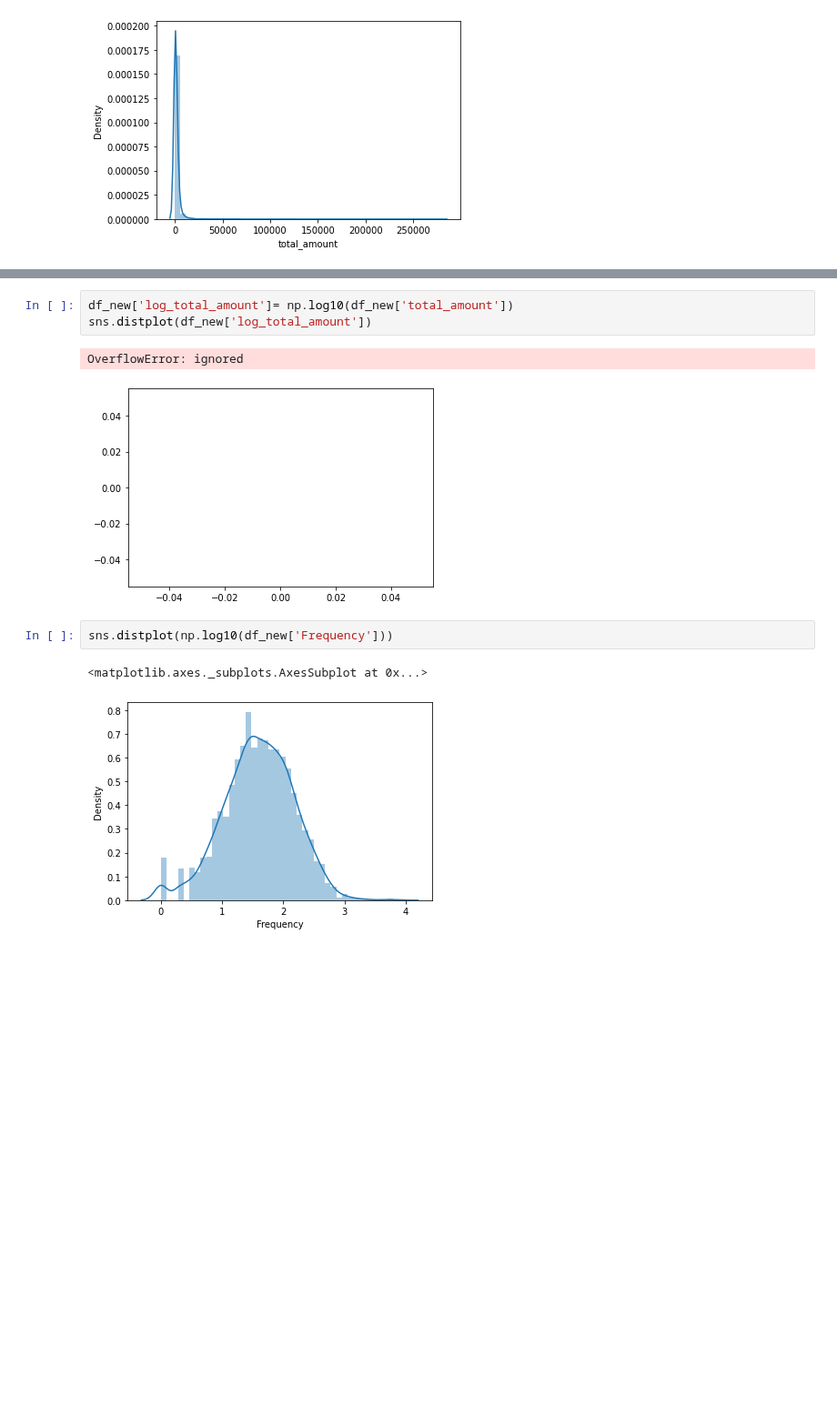
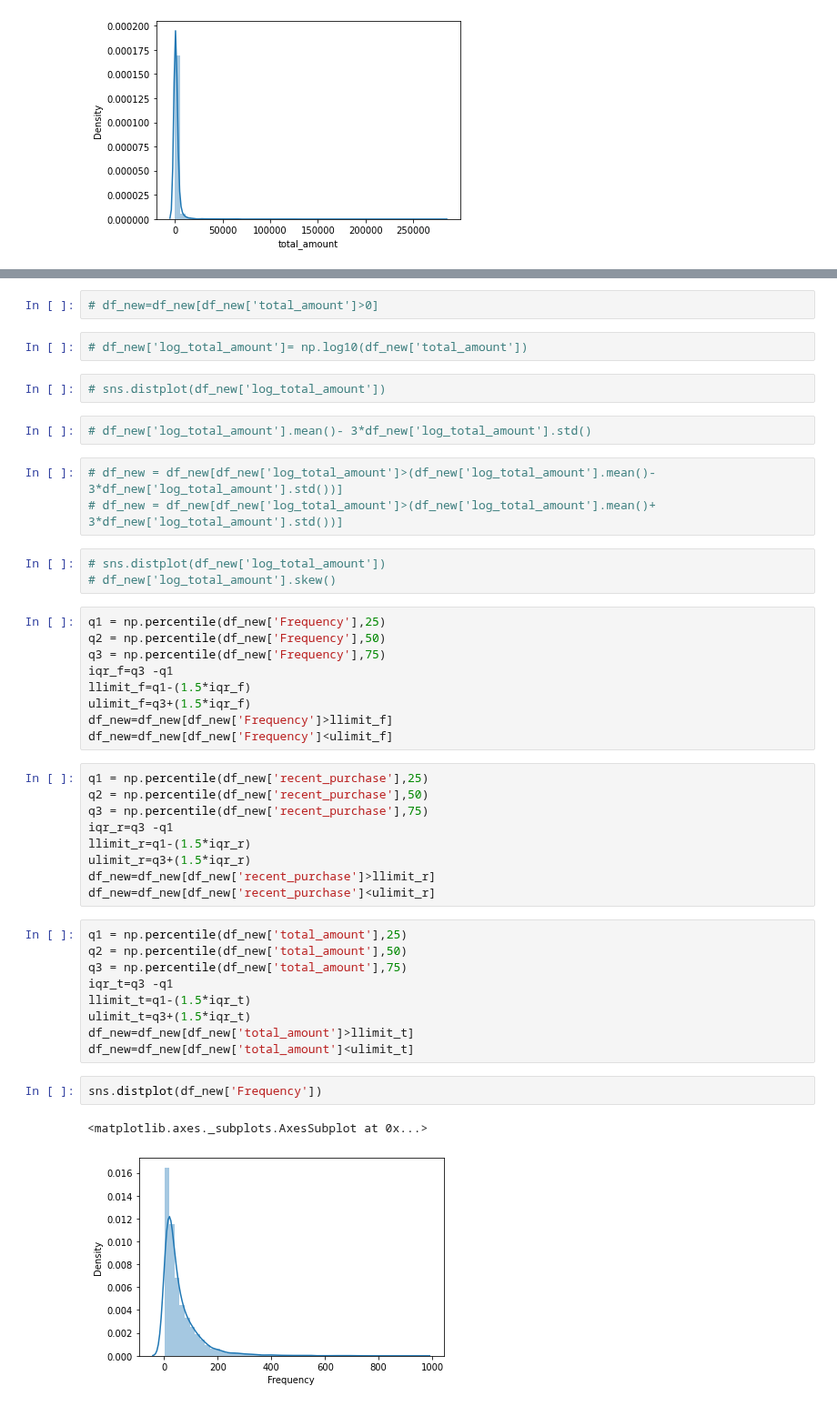
Before and after one commit to shreesha2304/Online-Retail-Customer-Segmentation, a Jupyter notebook: Online_Retail_Customer_Segmentation_Capstone_Project.ipynb, the cells around one changed output, grey strips where cells are left out. Shown at 91% size. Saved outputs shown, nothing was run; the diff lists cells and outputs as text; blank space fills up the shorter version.

```diff
--- a/Online_Retail_Customer_Segmentation_Capstone_Project.ipynb
+++ b/Online_Retail_Customer_Segmentation_Capstone_Project.ipynb
@@ -374,11 +360,46 @@ Name: total_amount, dtype: float64
+# %%
+# df_new=df_new[df_new['total_amount']>0]
 # %%
-df_new['log_total_amount']= np.log10(df_new['total_amount'])
-sns.distplot(df_new['log_total_amount'])
+# df_new['log_total_amount']= np.log10(df_new['total_amount'])
-# %% [output]
-OverflowError: ignored
-[figure, removed]
+# %%
+# sns.distplot(df_new['log_total_amount'])
+# %%
+# df_new['log_total_amount'].mean()- 3*df_new['log_total_amount'].std()
+# %%
+# df_new = df_new[df_new['log_total_amount']>(df_new['log_total_amount'].mean()- 3*df_new['log_total_amount'].std())]
+# df_new = df_new[df_new['log_total_amount']>(df_new['log_total_amount'].mean()+ 3*df_new['log_total_amount'].std())]
+# %%
+# sns.distplot(df_new['log_total_amount'])
+# df_new['log_total_amount'].skew()
+# %%
+q1 = np.percentile(df_new['Frequency'],25)
+q2 = np.percentile(df_new['Frequency'],50)
+q3 = np.percentile(df_new['Frequency'],75)
+iqr_f=q3 -q1
+llimit_f=q1-(1.5*iqr_f)
+ulimit_f=q3+(1.5*iqr_f)
+df_new=df_new[df_new['Frequency']>llimit_f]
+df_new=df_new[df_new['Frequency']<ulimit_f]
+# %%
+q1 = np.percentile(df_new['recent_purchase'],25)
+q2 = np.percentile(df_new['recent_purchase'],50)
+q3 = np.percentile(df_new['recent_purchase'],75)
+iqr_r=q3 -q1
+llimit_r=q1-(1.5*iqr_r)
+ulimit_r=q3+(1.5*iqr_r)
+df_new=df_new[df_new['recent_purchase']>llimit_r]
+df_new=df_new[df_new['recent_purchase']<ulimit_r]
+# %%
+q1 = np.percentile(df_new['total_amount'],25)
+q2 = np.percentile(df_new['total_amount'],50)
+q3 = np.percentile(df_new['total_amount'],75)
+iqr_t=q3 -q1
+llimit_t=q1-(1.5*iqr_t)
+ulimit_t=q3+(1.5*iqr_t)
+df_new=df_new[df_new['total_amount']>llimit_t]
+df_new=df_new[df_new['total_amount']<ulimit_t]
 # %%
-sns.distplot(np.log10(df_new['Frequency']))
+sns.distplot(df_new['Frequency'])
 # %% [output]
 <matplotlib.axes._subplots.AxesSubplot at 0x...>
-[figure, old version]
+[figure, new version]
```
Also changed, not shown: parts of 29 cells of this notebook.
